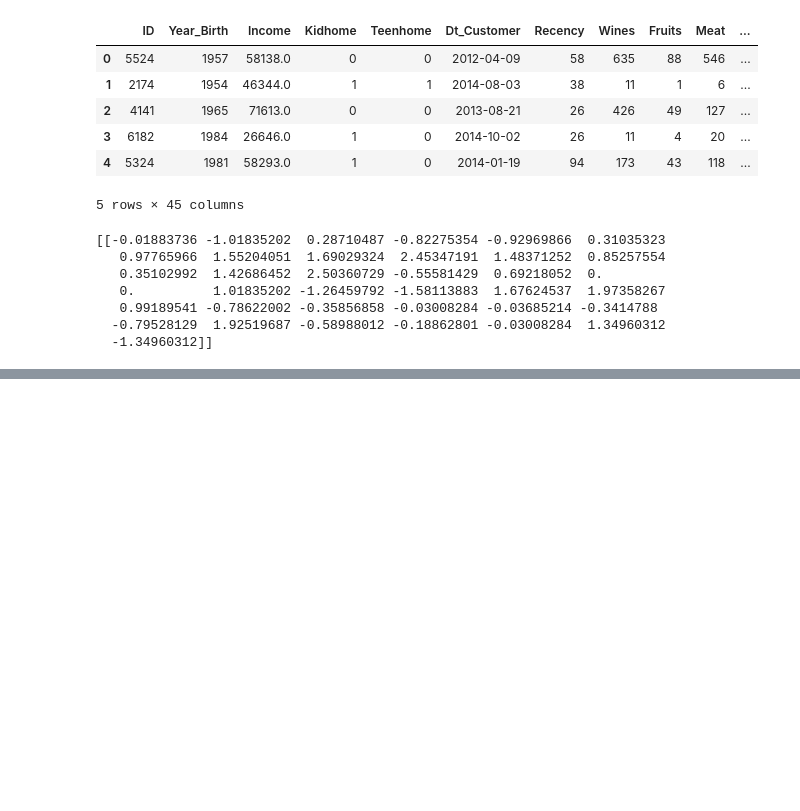
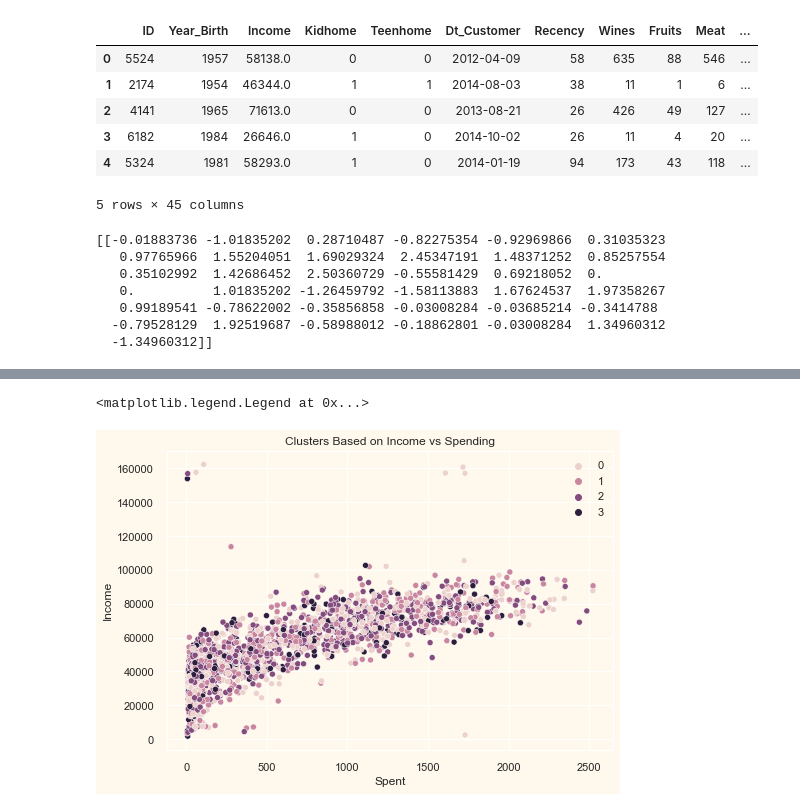
Before and after one commit to mehdirahman007/ml-masters, a Jupyter notebook: CustomerSegmentation.ipynb, the cells around one changed output, grey strips where cells are left out. Saved outputs shown, nothing was run; the diff lists cells and outputs as text; code cells hidden in the pictures; blank space fills up the shorter version.

```diff
--- a/CustomerSegmentation.ipynb
+++ b/CustomerSegmentation.ipynb
@@ -299,0 +337,3 @@ Elbow Method to determine the number of clusters to be formed:
+# %%
+cust_df['cluster'] = km.predict(tSNE_df)
+cust_df.head()
@@ -299,0 +348,7 @@ Elbow Method to determine the number of clusters to be formed:
+# %%
+ax = sns.scatterplot(data=cust_df, x='Spent', y='Income', hue='cluster')
+ax.set_title('Clusters Based on Income vs Spending')
+ax.legend()
+# %% [output]
+<matplotlib.legend.Legend at 0x...>
+[figure, added]
```
Also changed, not shown: parts of 15 cells of this notebook.
